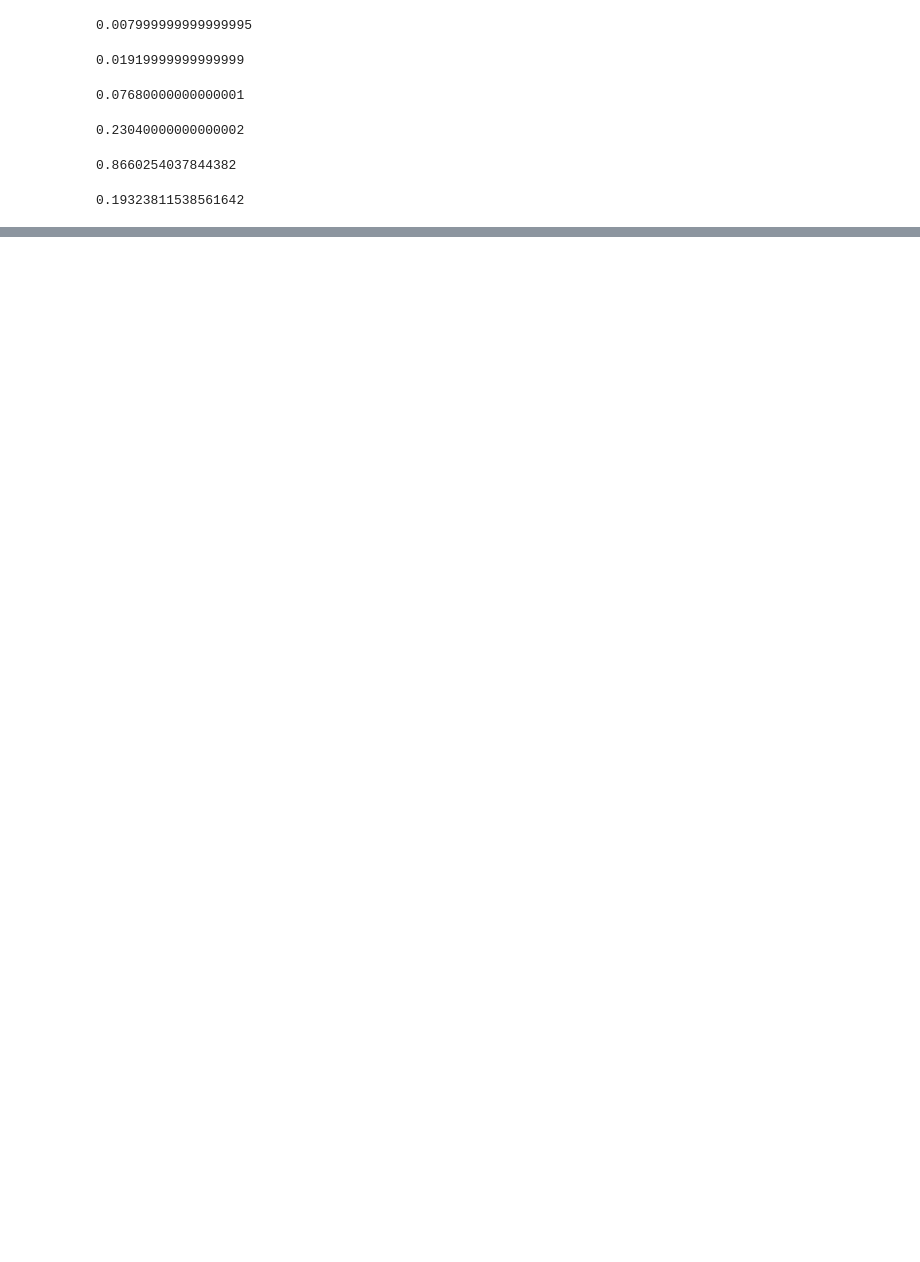
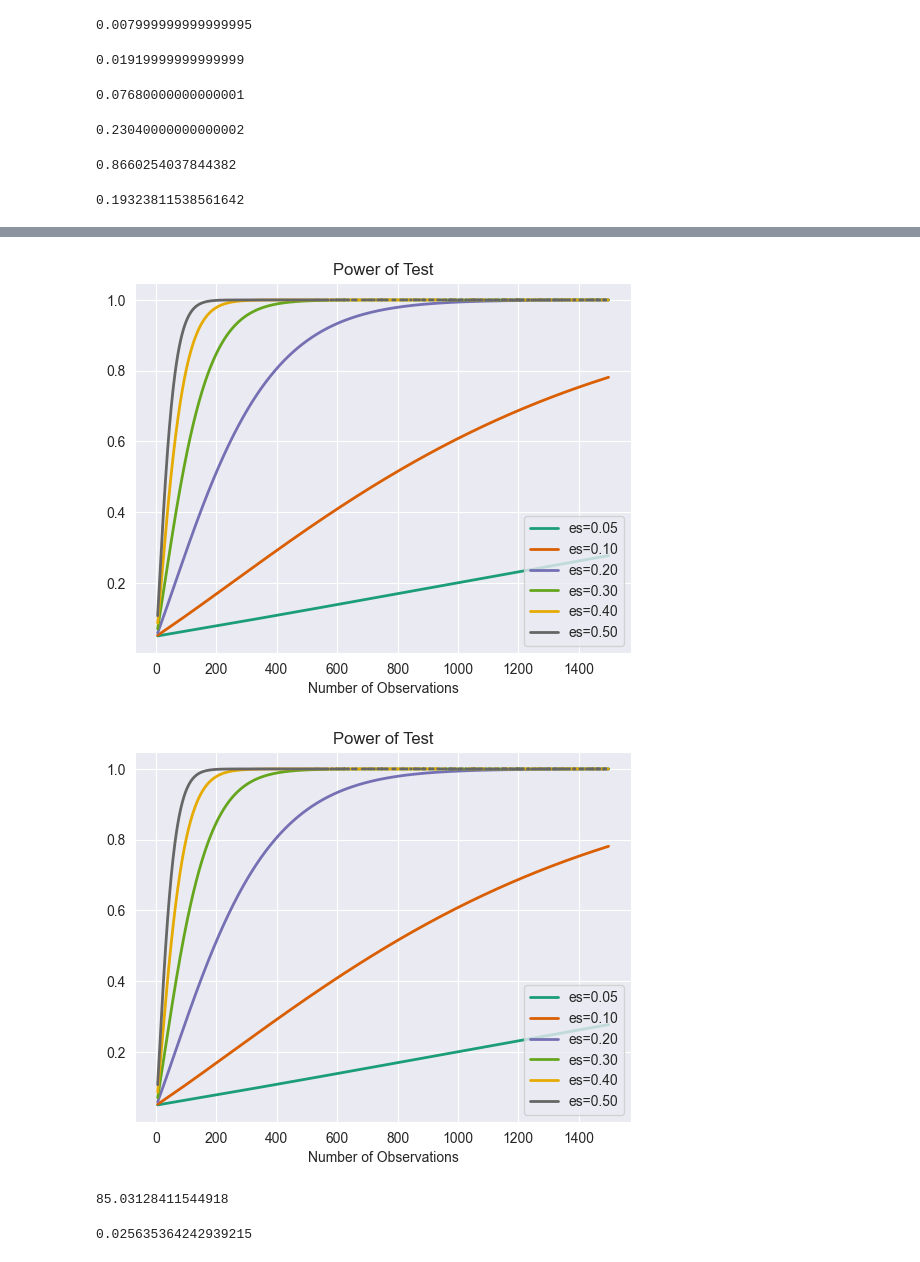
Before and after one commit to Cyrusz55/Cyrus-DataAnalysis-notebook, a Jupyter notebook: luxdev 13th.ipynb, the cells around one changed output, grey strips where cells are left out. Saved outputs shown, nothing was run; the diff lists cells and outputs as text; code cells hidden in the pictures; blank space fills up the shorter version.

```diff
--- a/luxdev 13th.ipynb
+++ b/luxdev 13th.ipynb
@@ -947,0 +1206,24 @@ print(p_value)
+# %%
+from statsmodels.stats.power import TTestIndPower # used to calculate statistical power
+import matplotlib.pyplot as plt
+import seaborn as sns
+sns.set_style("darkgrid")
+# %%
+#calculating the statistical
+power_analysis=TTestIndPower()
+# %%
+power_analysis.plot_power(dep_var="nobs",
+                            nobs=np.array(range(5, 1500)),
+                            effect_size=np.array([0.05, 0.1, 0.2, 0.3, 0.4, 0.5]),
+                            alpha = 0.05)
+# %% [output]
+[figure, added]
+[figure, added]
+# %%
+power_analysis.solve_power(alpha=0.05, power=0.9, effect_size=0.5) # calculating the sample size
+# %% [output]
+85.03128411544918
+# %%
+power_analysis.solve_power(effect_size=0.5, nobs1 = 100, power=0.9)
+# %% [output]
+0.025635364242939215
```
Also changed, not shown: parts of 37 cells of this notebook, 3 other files.
